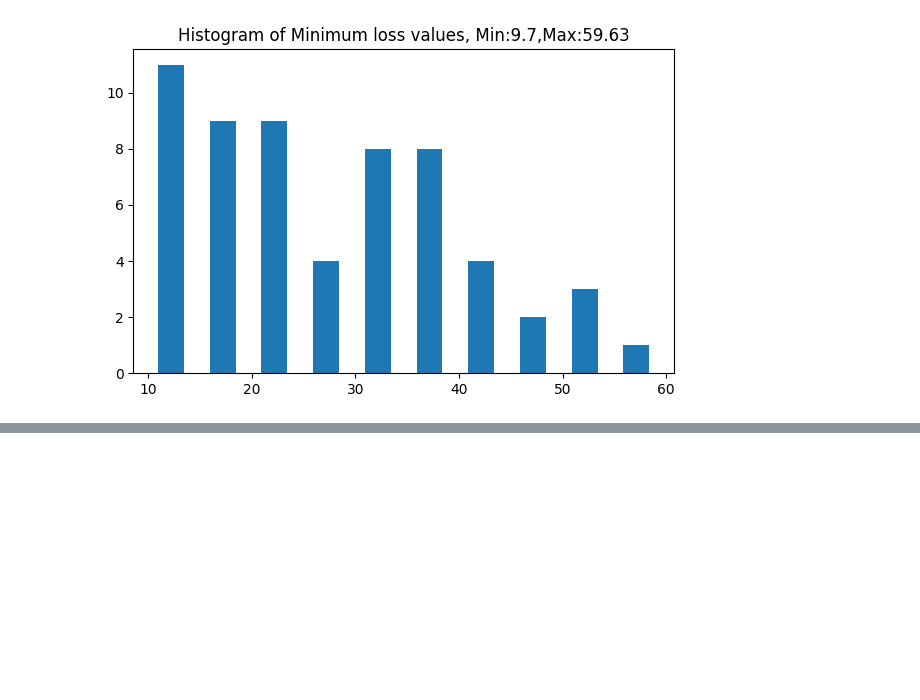
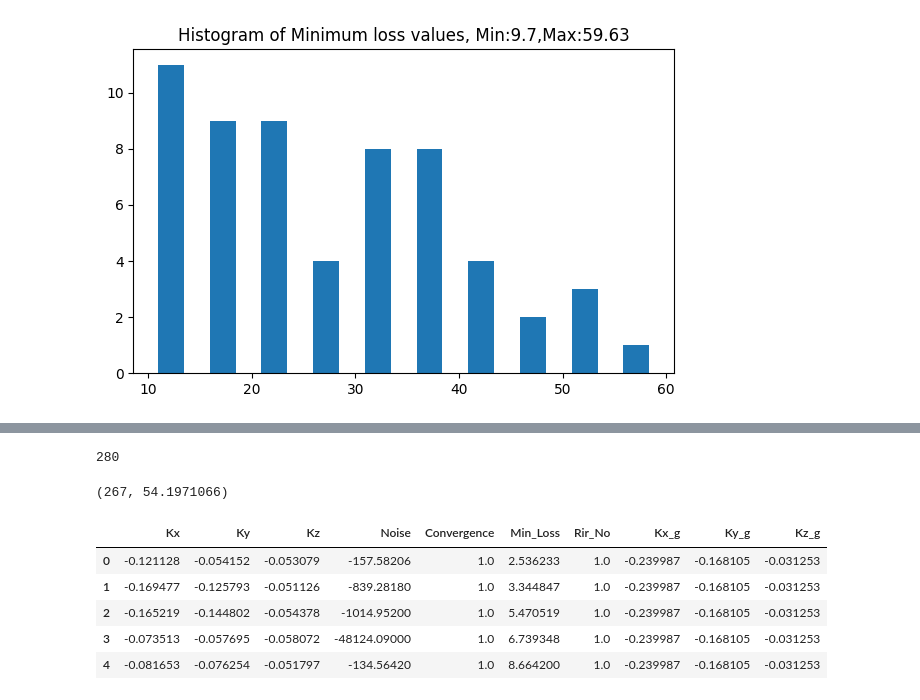
Before and after one commit to jeet-ss/ShoeboxEnergyDecay_PyTorch, a Jupyter notebook: testing.ipynb, the cells around one changed output, grey strips where cells are left out. Drawn from its saved outputs; the diff is of its cells as text; code cells hidden in the pictures; blank space fills up the shorter version.

```diff
--- a/testing.ipynb
+++ b/testing.ipynb
@@ -42,0 +74,3 @@ df.loc[df['Rir_No'] == 4]
+# %%
+ism_g = np.load('./rirData/ism_280_multi_low.npy', allow_pickle=False)
+print(ism_g.shape)
@@ -75,0 +128,8 @@ for i in range(10):
+# %%
+len(ll)
+# %% [output]
+280
+# %%
+np.argmax(ll), np.max(ll)
+# %% [output]
+(267, 54.1971066)
@@ -75,0 +139,9 @@ for i in range(10):
+# %%
+df.head()
+# %% [output]
+|  | Kx | Ky | Kz | Noise | Convergence | Min_Loss | Rir_No | Kx_g | Ky_g | Kz_g |
+| 0 | -0.121128 | -0.054152 | -0.053079 | -157.58206 | 1.0 | 2.536233 | 1.0 | -0.239987 | -0.168105 | -0.031253 |
+| 1 | -0.169477 | -0.125793 | -0.051126 | -839.28180 | 1.0 | 3.344847 | 1.0 | -0.239987 | -0.168105 | -0.031253 |
+| 2 | -0.165219 | -0.144802 | -0.054378 | -1014.95200 | 1.0 | 5.470519 | 1.0 | -0.239987 | -0.168105 | -0.031253 |
+| 3 | -0.073513 | -0.057695 | -0.058072 | -48124.09000 | 1.0 | 6.739348 | 1.0 | -0.239987 | -0.168105 | -0.031253 |
+| 4 | -0.081653 | -0.076254 | -0.051797 | -134.56420 | 1.0 | 8.664200 | 1.0 | -0.239987 | -0.168105 | -0.031253 |
```
Also changed, not shown: parts of 22 cells of this notebook, 5 other files.
